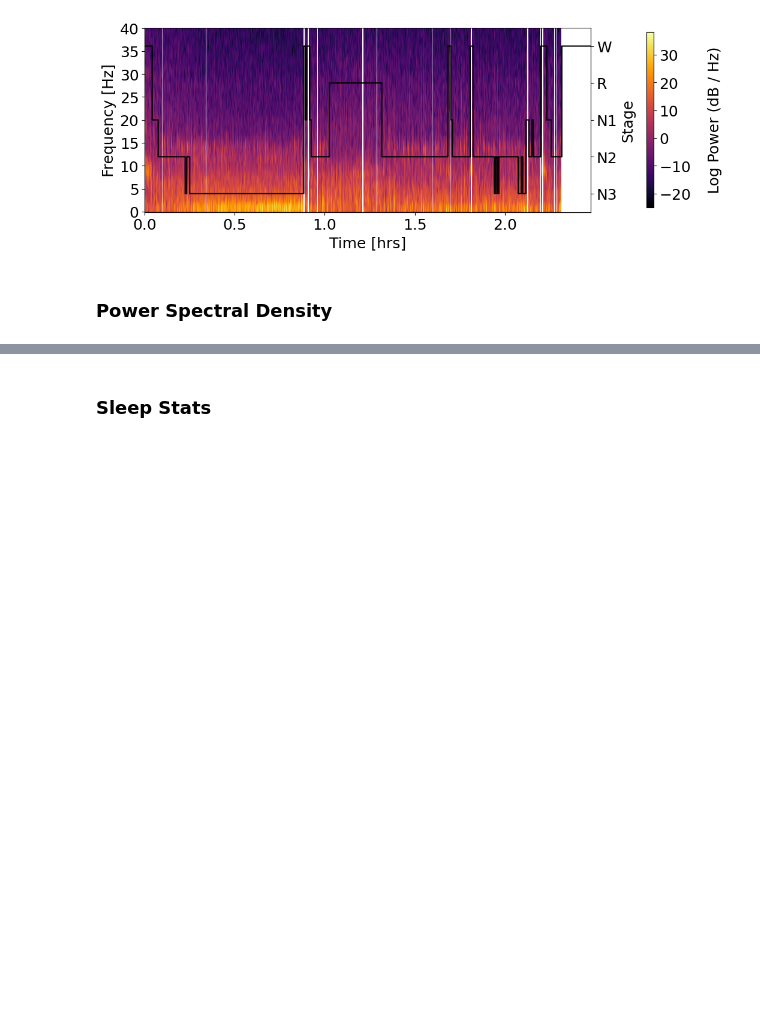
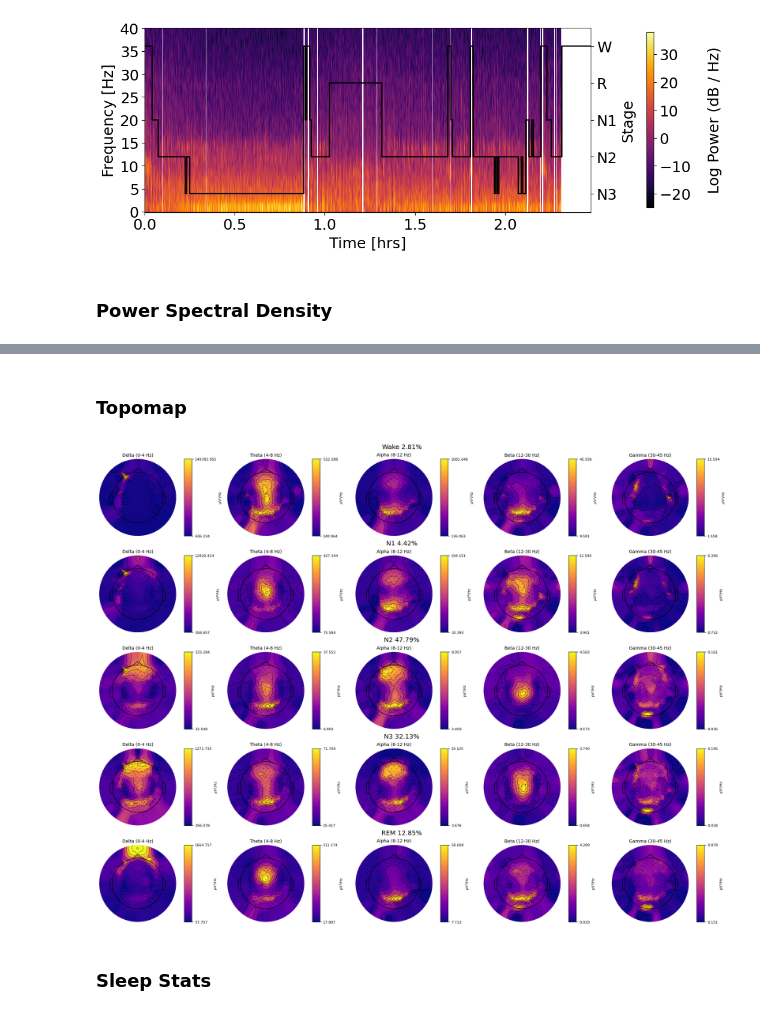
Before and after one commit to NirLab-TAU/sleepeegpy, a Jupyter notebook: notebooks/results.ipynb, the cells around one changed output, grey strips where cells are left out. Saved outputs shown, nothing was run; the diff lists cells and outputs as text; code cells hidden in the pictures; blank space fills up the shorter version.

Commit message:
Topomap per sleep stage has been implemented.

```diff
--- a/notebooks/results.ipynb
+++ b/notebooks/results.ipynb
@@ -64,3 +64,15 @@ Setting 192715 of 2229773 (8.64%) samples to NaN, retaining 2037058 (91.36%) sam
+# %% [markdown]
+### Topomap
+# %%
+results_pipe.plot_topomap(
+    sleep_stages = {'Wake': 0, 'N1': 1, 'N2': 2, 'N3': 3, 'REM': 4},
+    bands = {'Delta (0-4 Hz)': (0, 4), 'Theta (4-8 Hz)': (4, 8),
+            'Alpha (8-12 Hz)': (8, 12), 'Beta (12-30 Hz)': (12, 30),
+            'Gamma (30-45 Hz)': (30, 45)},
+    save=True
+)
+# %% [output]
+[figure, added]
 # %% [markdown]
 ### Sleep Stats
 # %%
```
Also changed, not shown: parts of 2 cells of this notebook, 3 other files.
